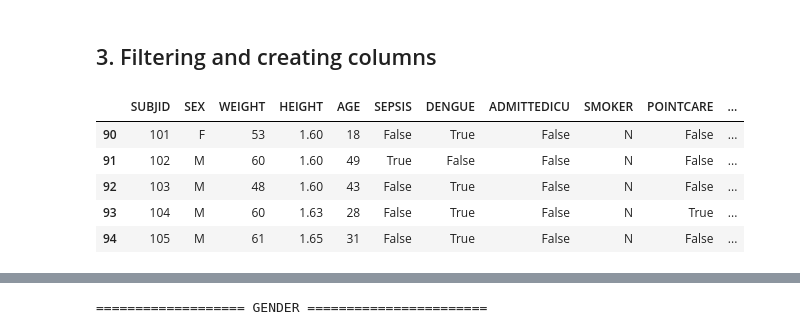
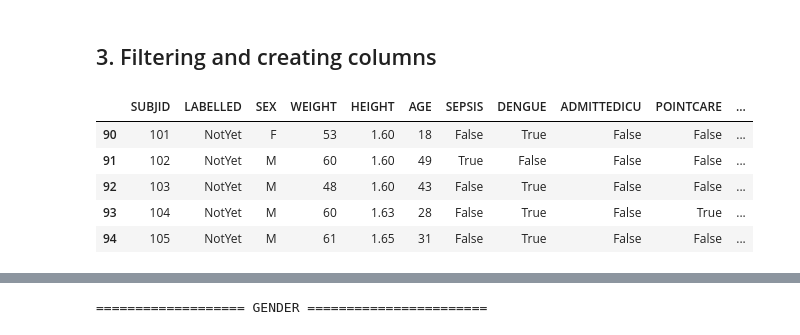
Before and after one commit to vital-ultrasound/preprint2023, a Jupyter notebook: proceedings/results/statistica-analysis/notebooks/patient_demographics_and_diseases.ipynb, the cells around one changed output, grey strips where cells are left out. Saved outputs shown, nothing was run; the diff lists cells and outputs as text; code cells hidden in the pictures.

```diff
--- a/proceedings/statistica-analysis/notebooks/participant-descriptions.ipynb
+++ b/proceedings/results/statistica-analysis/notebooks/patient_demographics_and_diseases.ipynb
@@ -58,25 +59,25 @@ dt_datatable_adm_src_anonymised.head()
 ## 3. Filtering and creating columns
 # %%
 ## Filtering columns
-basic_demographics=dt_datatable_adm_src_anonymised.filter(items=[ 'SUBJID', 'SEX', 'WEIGHT', 'HEIGHT', 'AGE', 'SEPSIS', 'DENGUE', 'ADMITTEDICU', 'SMOKER', 'POINTCARE'])
+basic_demographics=dt_datatable_adm_src_anonymised.filter(items=[ 'SUBJID', 'LABELLED', 'SEX', 'WEIGHT', 'HEIGHT', 'AGE', 'SEPSIS', 'DENGUE', 'ADMITTEDICU', 'POINTCARE', 'SMOKER', 'TAKINGMED'])
 #basic_demographics.head()
 
 ###########################
 #BMI (WEIGHT (kg)/HEIGH(m)^2)
 basic_demographics["HEIGHT"] = basic_demographics["HEIGHT"] /100
 basic_demographics["BMI"] =  basic_demographics["WEIGHT"] / (basic_demographics["HEIGHT"] * basic_demographics["HEIGHT"])
 
 basic_demographics['BMI'] = basic_demographics['BMI'].apply(np.ceil)
 #basic_demographics['BMI'] = basic_demographics['BMI'].apply(np.ceil).astype(int)
 
 ###########################
 basic_demographics.tail()
 # %% [output]
-|  | SUBJID | SEX | WEIGHT | HEIGHT | AGE | SEPSIS | DENGUE | ADMITTEDICU | SMOKER | POINTCARE | ... |
-| 90 | 101 | F | 53 | 1.60 | 18 | False | True | False | N | False | ... |
-| 91 | 102 | M | 60 | 1.60 | 49 | True | False | False | N | False | ... |
-| 92 | 103 | M | 48 | 1.60 | 43 | False | True | False | N | False | ... |
-| 93 | 104 | M | 60 | 1.63 | 28 | False | True | False | N | True | ... |
-| 94 | 105 | M | 61 | 1.65 | 31 | False | True | False | N | False | ... |
+|  | SUBJID | LABELLED | SEX | WEIGHT | HEIGHT | AGE | SEPSIS | DENGUE | ADMITTEDICU | POINTCARE | ... |
+| 90 | 101 | NotYet | F | 53 | 1.60 | 18 | False | True | False | False | ... |
+| 91 | 102 | NotYet | M | 60 | 1.60 | 49 | True | False | False | False | ... |
+| 92 | 103 | NotYet | M | 48 | 1.60 | 43 | False | True | False | False | ... |
+| 93 | 104 | NotYet | M | 60 | 1.63 | 28 | False | True | False | True | ... |
+| 94 | 105 | NotYet | M | 61 | 1.65 | 31 | False | True | False | False | ... |
 # %%
 print(f'=================== AGE DISTRIBUTION =======================')
```
Also changed, not shown: parts of 8 cells of this notebook, 3 other files.
